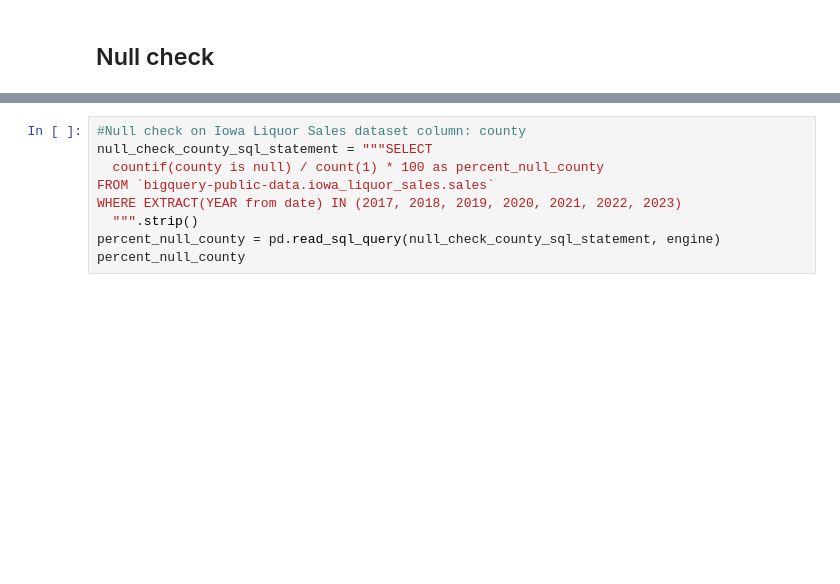
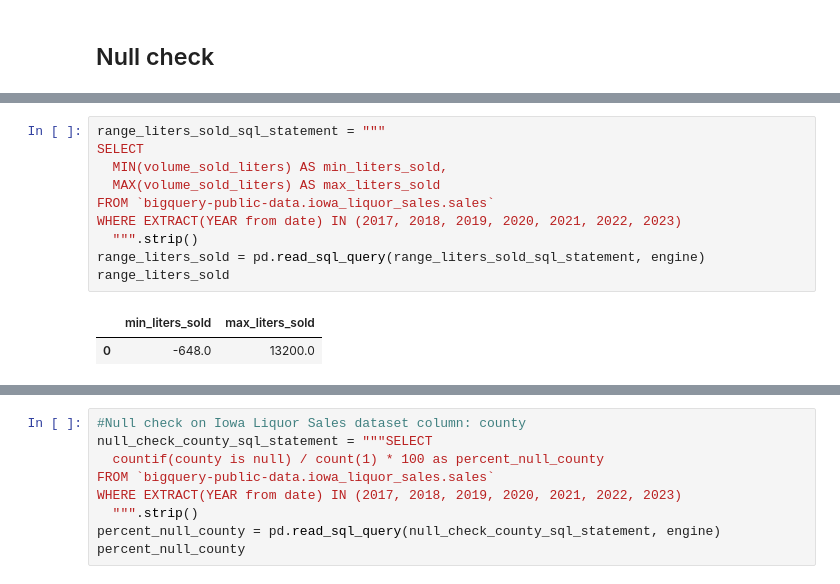
Before and after one commit to amoutafian/iowa_liquor_project, a Jupyter notebook: Iowa_liquor_wrangling.ipynb, the cells around one changed output, grey strips where cells are left out. Drawn from its saved outputs; the diff is of its cells as text; blank space fills up the shorter version.

```diff
--- a/Iowa_liquor_wrangling.ipynb
+++ b/Iowa_liquor_wrangling.ipynb
@@ -84,3 +84,16 @@ percent_null_liters_sold
 # %% [output]
 |  | percent_null_liters_sold |
 | 0 | 0.0 |
+# %%
+range_liters_sold_sql_statement = """
+SELECT
+  MIN(volume_sold_liters) AS min_liters_sold,
+  MAX(volume_sold_liters) AS max_liters_sold
+FROM `bigquery-public-data.iowa_liquor_sales.sales`
+WHERE EXTRACT(YEAR from date) IN (2017, 2018, 2019, 2020, 2021, 2022, 2023)
+  """.strip()
+range_liters_sold = pd.read_sql_query(range_liters_sold_sql_statement, engine)
+range_liters_sold
+# %% [output]
+|  | min_liters_sold | max_liters_sold |
+| 0 | -648.0 | 13200.0 |
```
Also changed, not shown: parts of 7 cells of this notebook.
